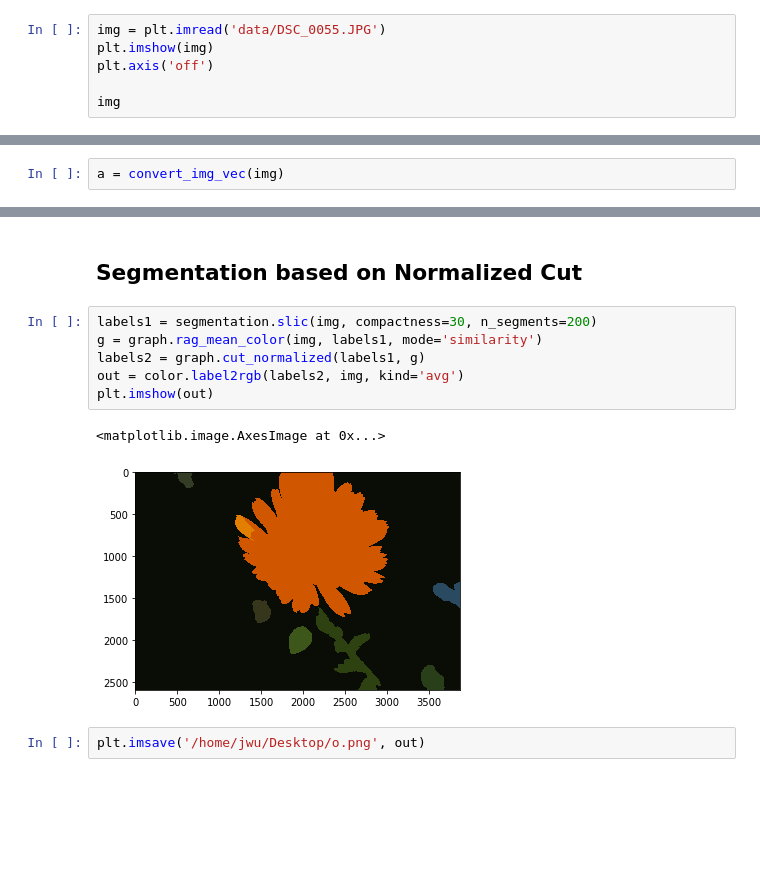
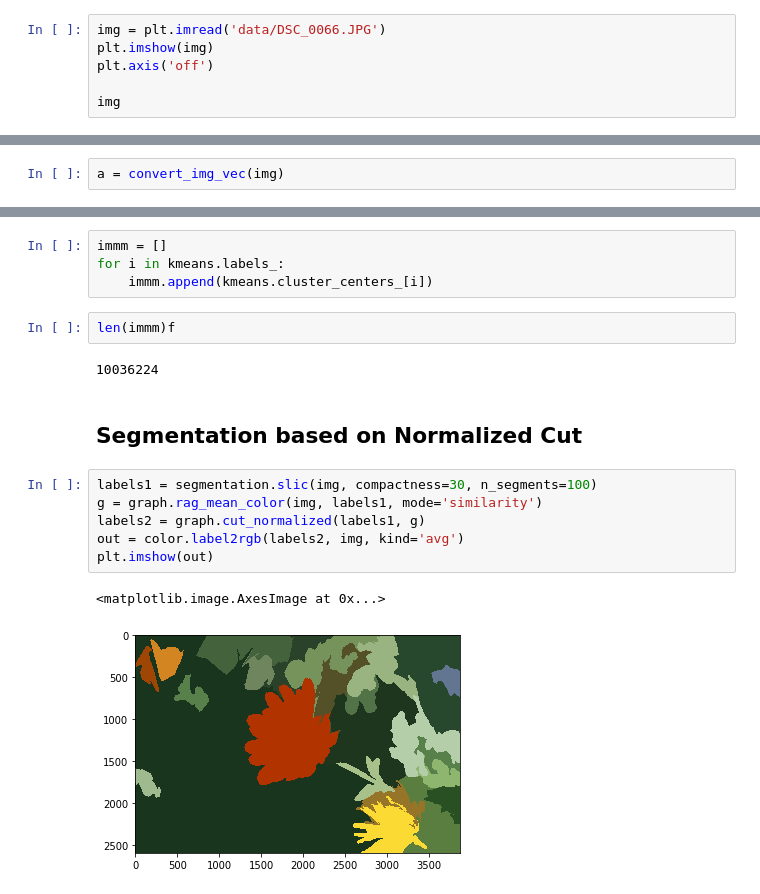
Before and after one commit to jianwu21/Advance-Topic-in-Image-Analysis, a Jupyter notebook: Segmentation/Segmentation.ipynb, the cells around one changed output, grey strips where cells are left out. Saved outputs shown, nothing was run; the diff lists cells and outputs as text; blank space fills up the shorter version.

```diff
--- a/Segmentation/Segmentation.ipynb
+++ b/Segmentation/Segmentation.ipynb
@@ -14,7 +17,7 @@ from skimage.future import graph
 Original image
 ----------------
 # %%
-img = plt.imread('data/DSC_0055.JPG')
+img = plt.imread('data/DSC_0066.JPG')
 plt.imshow(img)
 plt.axis('off')
 
@@ -77,14 +81,20 @@ r = ms.cluster(points=a, kernel_bandwidth=(8, 16))
+# %%
+immm = []
+for i in kmeans.labels_:
+    immm.append(kmeans.cluster_centers_[i])
+# %%
+len(immm)f
+# %% [output]
+10036224
 # %% [markdown]
 Segmentation based on Normalized Cut
 ----------------------------------------
 # %%
-labels1 = segmentation.slic(img, compactness=30, n_segments=200)
+labels1 = segmentation.slic(img, compactness=30, n_segments=100)
 g = graph.rag_mean_color(img, labels1, mode='similarity')
 labels2 = graph.cut_normalized(labels1, g)
 out = color.label2rgb(labels2, img, kind='avg')
 plt.imshow(out)
 # %% [output]
 <matplotlib.image.AxesImage at 0x...>
-[figure, old version]
+[figure, new version]
-# %%
-plt.imsave('/home/jwu/Desktop/o.png', out)
```
Also changed, not shown: parts of 10 cells of this notebook, 4 other files.
